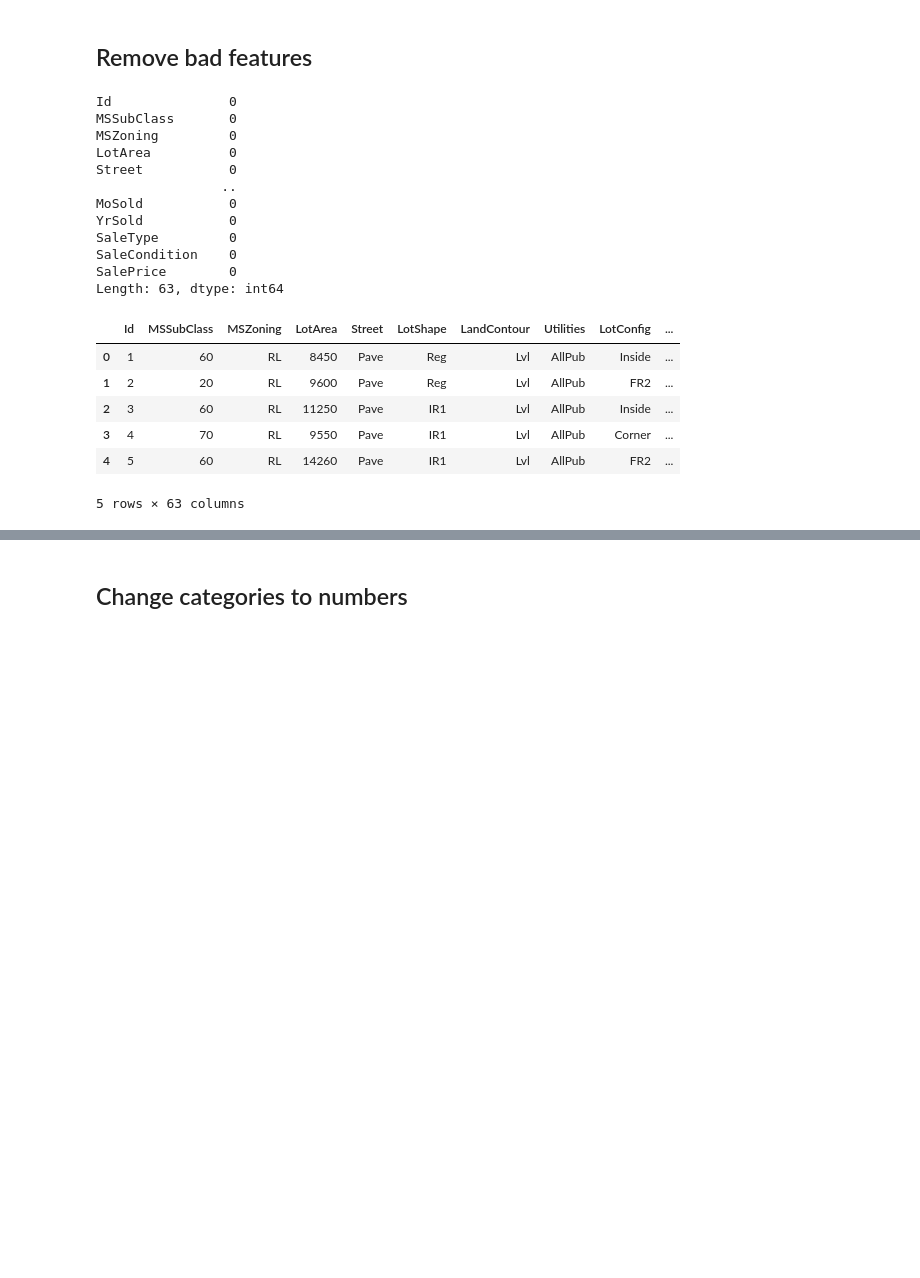
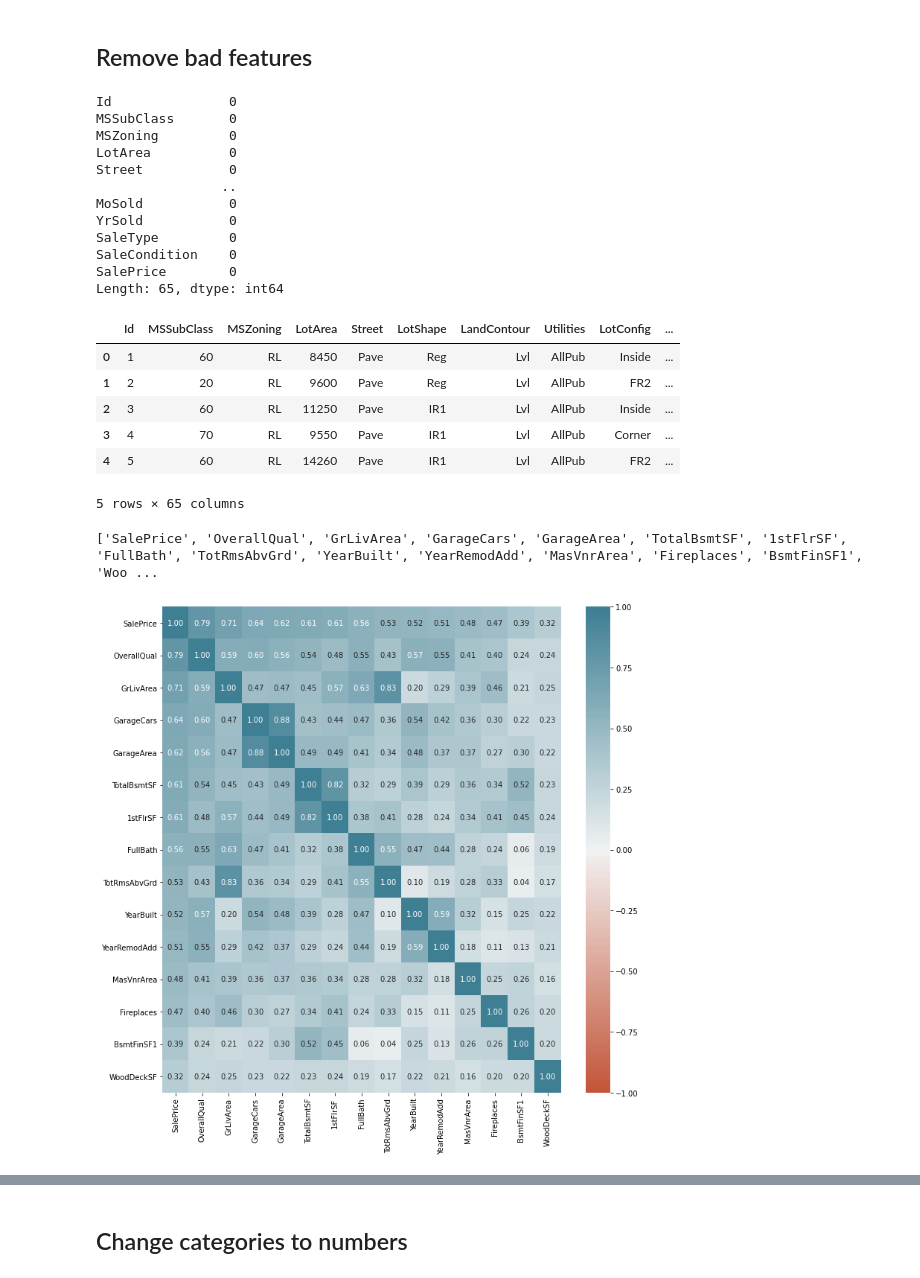
Before and after one commit to smolavipour/Kaggle_Trials, a Jupyter notebook: House_Price/Visualize House price data.ipynb, the cells around one changed output, grey strips where cells are left out. Cells and saved outputs as stored; diff of their text form; code cells hidden in the pictures; blank space fills up the shorter version.

```diff
--- a/House_Price/Visualize House price data.ipynb
+++ b/House_Price/Visualize House price data.ipynb
@@ -13,15 +13,16 @@ import matplotlib.pyplot as plt
 # %% [markdown]
 ## Load the data
 # %%
-data = pd.read_csv('Data/train.csv')
+train = pd.read_csv('Data/train.csv')
+test = pd.read_csv('Data/test.csv')
 # %% [markdown]
 ## Check for null / missing values
 # %%
 # Fill empty and NaNs values with NaN
-data = data.fillna(np.nan)
+train = train.fillna(np.nan)
 
 # Check for Null values
-data.isnull().sum()
+train.isnull().sum()
 # %% [output]
 Id                 0
 MSSubClass         0
@@ -59,11 +60,11 @@ memory usage: 924.0+ KB
 # %% [markdown]
 ## Remove bad features
 # %%
-for k in data.keys():
-    if data[k].isnull().sum() >2:
-        data = data.drop(columns=[k])
+for k in train.keys():
+    if train[k].isnull().sum() >10:
+        train = train.drop(columns=[k])
 # Check for Null values
-data.isnull().sum()
+train.isnull().sum()
 # %% [output]
 Id               0
 MSSubClass       0
@@ -76,9 +77,9 @@ YrSold           0
 SaleType         0
 SaleCondition    0
 SalePrice        0
-Length: 63, dtype: int64
+Length: 65, dtype: int64
 # %%
-data.head()
+train.head()
 # %% [output]
 |  | Id | MSSubClass | MSZoning | LotArea | Street | LotShape | LandContour | Utilities | LotConfig | ... |
 | 0 | 1 | 60 | RL | 8450 | Pave | Reg | Lvl | AllPub | Inside | ... |
@@ -86,4 +87,24 @@ data.head()
 | 2 | 3 | 60 | RL | 11250 | Pave | IR1 | Lvl | AllPub | Inside | ... |
 | 3 | 4 | 70 | RL | 9550 | Pave | IR1 | Lvl | AllPub | Corner | ... |
 | 4 | 5 | 60 | RL | 14260 | Pave | IR1 | Lvl | AllPub | FR2 | ... |
-5 rows × 63 columns
+5 rows × 65 columns
+# %%
+crr = train[list(train.keys())].corr()
+crr_sort = crr['SalePrice'].sort_values(ascending=False)
+key_list = list(crr_sort[0:15].keys())
+
+key_list.append('Neighborhood')
+print(key_list)
+# %% [output]
+['SalePrice', 'OverallQual', 'GrLivArea', 'GarageCars', 'GarageArea', 'TotalBsmtSF', '1stFlrSF', 'FullBath', 'TotRmsAbvGrd', 'YearBuilt', 'YearRemodAdd', 'MasVnrArea', 'Fireplaces', 'BsmtFinSF1', 'Woo ...
+# %%
+plt.subplots(figsize=(12,12))
+# Correlation matrix between numerical values (SibSp Parch Age and Fare values) and Survived
+crr=train[key_list].corr()
+
+g = sns.heatmap(crr,
+                vmin=-1, vmax=1, center=0,
+                annot=True, fmt = ".2f",
+                cmap = sns.diverging_palette(20, 220, n=200))
+# %% [output]
+[figure, added]
```
Also changed, not shown: parts of 34 cells of this notebook.
